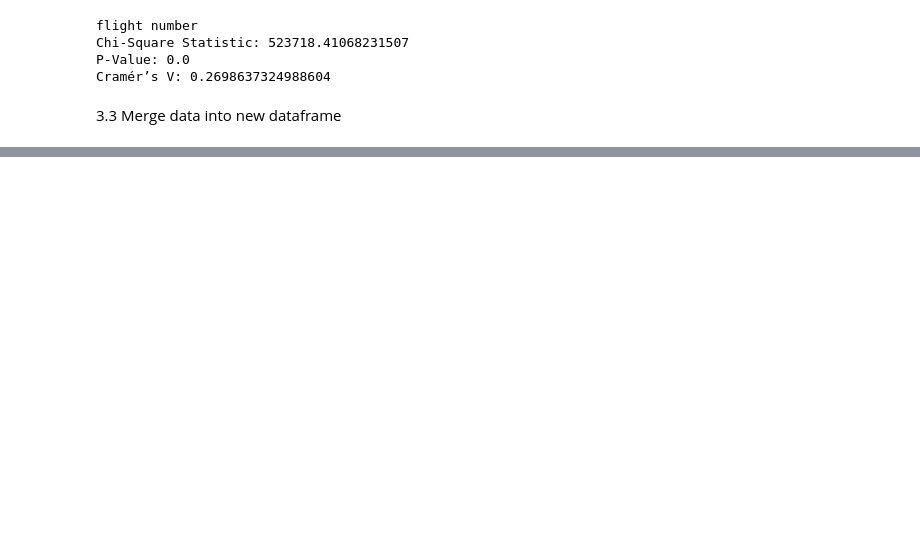
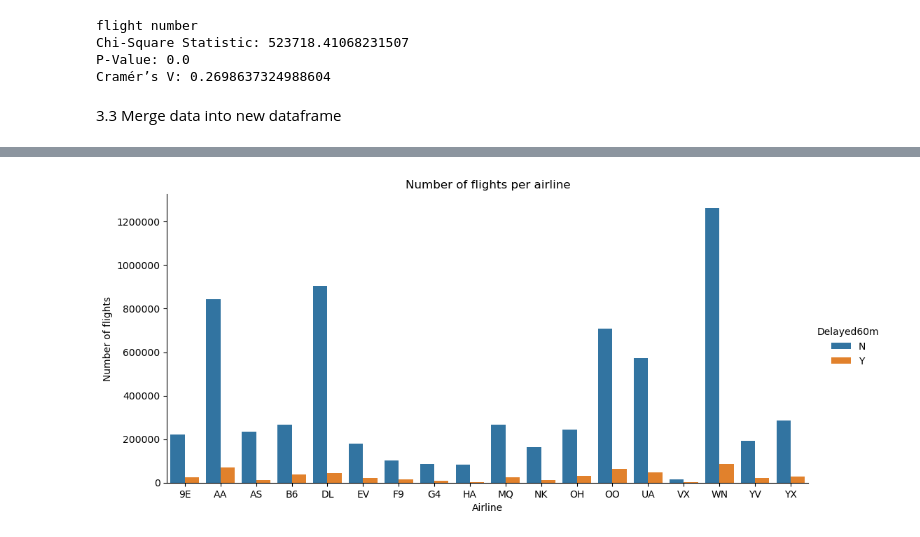
Before and after one commit to segoldsmith/Capstone2, a Jupyter notebook: capstone2_EDA.ipynb, the cells around one changed output, grey strips where cells are left out. Saved outputs shown, nothing was run; the diff lists cells and outputs as text; code cells hidden in the pictures; blank space fills up the shorter version.

```diff
--- a/capstone2_EDA.ipynb
+++ b/capstone2_EDA.ipynb
@@ -431,0 +533,10 @@ Based on the above, flight delays and cancellations are affected by many factors
+# %%
+#create graph of flights cancelled/ delayed by 60 plus minutes vs airline
+sns.catplot(x='Airline', data=fi, kind='count', hue='Delayed60m', order = airlinefeat, aspect=2)
+plt.ticklabel_format(style='plain', axis='y')
+plt.xlabel('Airline')
+plt.ylabel('Number of flights')
+plt.title('Number of flights per airline')
+plt.show()
+# %% [output]
+[figure, added]
```
Also changed, not shown: parts of 83 cells of this notebook.
